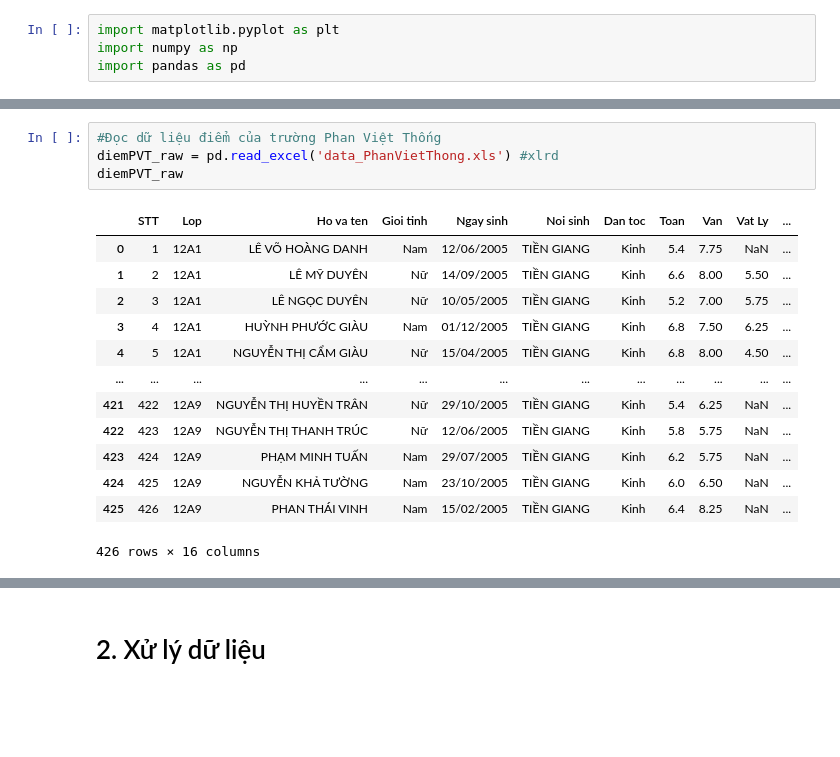
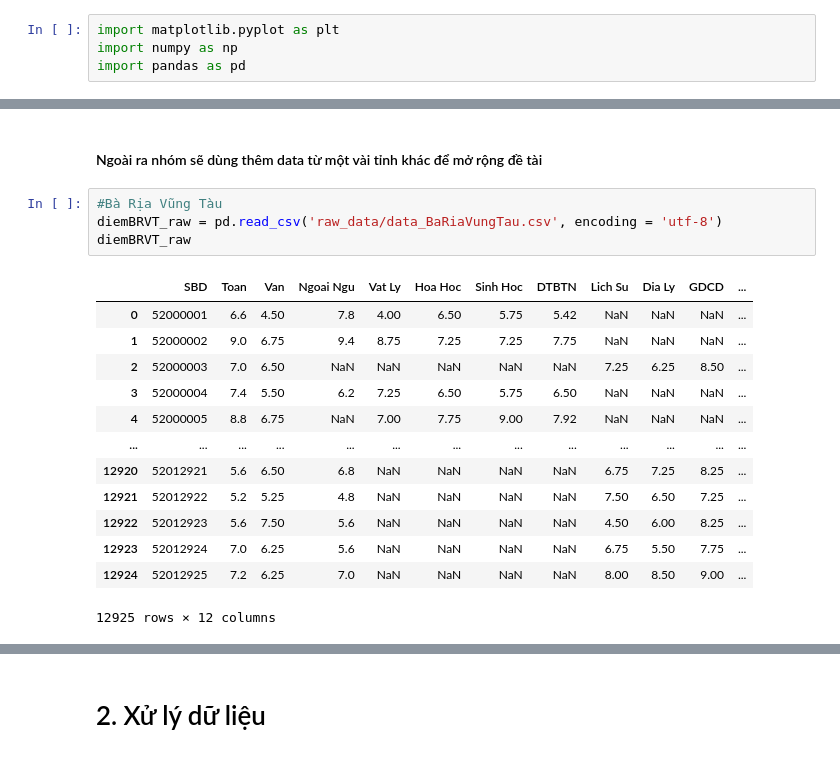
Before and after one commit to nauht1/ScoreAnalysisProject, a Jupyter notebook: Insight.ipynb, the cells around one changed output, grey strips where cells are left out. Cells and saved outputs as stored; diff of their text form; blank space fills up the shorter version.

```diff
--- a/Insight.ipynb
+++ b/Insight.ipynb
@@ -22,21 +24,23 @@ diemTG_raw
 | 15452 | 53015453 | 6.8 | 7.50 | 4.8 | 4.75 | 7.25 | 8.00 | 6.67 | NaN | NaN | NaN | ... |
 | 15453 | 53015454 | 3.8 | 4.00 | NaN | NaN | NaN | NaN | NaN | 3.25 | 5.5 | NaN | ... |
 15454 rows × 12 columns
-# %%
-#Đọc dữ liệu điểm của trường Phan Việt Thống
-diemPVT_raw = pd.read_excel('data_PhanVietThong.xls') #xlrd
-diemPVT_raw
-# %% [output]
-|  | STT | Lop | Ho va ten | Gioi tinh | Ngay sinh | Noi sinh | Dan toc | Toan | Van | Vat Ly | ... |
-| 0 | 1 | 12A1 | LÊ VÕ HOÀNG DANH | Nam | 12/06/2005 | TIỀN GIANG | Kinh | 5.4 | 7.75 | NaN | ... |
-| 1 | 2 | 12A1 | LÊ MỸ DUYÊN | Nữ | 14/09/2005 | TIỀN GIANG | Kinh | 6.6 | 8.00 | 5.50 | ... |
-| 2 | 3 | 12A1 | LÊ NGỌC DUYÊN | Nữ | 10/05/2005 | TIỀN GIANG | Kinh | 5.2 | 7.00 | 5.75 | ... |
-| 3 | 4 | 12A1 | HUỲNH PHƯỚC GIÀU | Nam | 01/12/2005 | TIỀN GIANG | Kinh | 6.8 | 7.50 | 6.25 | ... |
-| 4 | 5 | 12A1 | NGUYỄN THỊ CẨM GIÀU | Nữ | 15/04/2005 | TIỀN GIANG | Kinh | 6.8 | 8.00 | 4.50 | ... |
-| ... | ... | ... | ... | ... | ... | ... | ... | ... | ... | ... | ... |
-| 421 | 422 | 12A9 | NGUYỄN THỊ HUYỀN TRÂN | Nữ | 29/10/2005 | TIỀN GIANG | Kinh | 5.4 | 6.25 | NaN | ... |
-| 422 | 423 | 12A9 | NGUYỄN THỊ THANH TRÚC | Nữ | 12/06/2005 | TIỀN GIANG | Kinh | 5.8 | 5.75 | NaN | ... |
-| 423 | 424 | 12A9 | PHẠM MINH TUẤN | Nam | 29/07/2005 | TIỀN GIANG | Kinh | 6.2 | 5.75 | NaN | ... |
-| 424 | 425 | 12A9 | NGUYỄN KHẢ TƯỜNG | Nam | 23/10/2005 | TIỀN GIANG | Kinh | 6.0 | 6.50 | NaN | ... |
-| 425 | 426 | 12A9 | PHAN THÁI VINH | Nam | 15/02/2005 | TIỀN GIANG | Kinh | 6.4 | 8.25 | NaN | ... |
-426 rows × 16 columns
+# %% [markdown]
+#### Ngoài ra nhóm sẽ dùng thêm data từ một vài tỉnh khác để mở rộng đề tài
+# %%
+#Bà Rịa Vũng Tàu
+diemBRVT_raw = pd.read_csv('raw_data/data_BaRiaVungTau.csv', encoding = 'utf-8')
+diemBRVT_raw
+# %% [output]
+|  | SBD | Toan | Van | Ngoai Ngu | Vat Ly | Hoa Hoc | Sinh Hoc | DTBTN | Lich Su | Dia Ly | GDCD | ... |
+| 0 | 52000001 | 6.6 | 4.50 | 7.8 | 4.00 | 6.50 | 5.75 | 5.42 | NaN | NaN | NaN | ... |
+| 1 | 52000002 | 9.0 | 6.75 | 9.4 | 8.75 | 7.25 | 7.25 | 7.75 | NaN | NaN | NaN | ... |
+| 2 | 52000003 | 7.0 | 6.50 | NaN | NaN | NaN | NaN | NaN | 7.25 | 6.25 | 8.50 | ... |
+| 3 | 52000004 | 7.4 | 5.50 | 6.2 | 7.25 | 6.50 | 5.75 | 6.50 | NaN | NaN | NaN | ... |
+| 4 | 52000005 | 8.8 | 6.75 | NaN | 7.00 | 7.75 | 9.00 | 7.92 | NaN | NaN | NaN | ... |
+| ... | ... | ... | ... | ... | ... | ... | ... | ... | ... | ... | ... | ... |
+| 12920 | 52012921 | 5.6 | 6.50 | 6.8 | NaN | NaN | NaN | NaN | 6.75 | 7.25 | 8.25 | ... |
+| 12921 | 52012922 | 5.2 | 5.25 | 4.8 | NaN | NaN | NaN | NaN | 7.50 | 6.50 | 7.25 | ... |
+| 12922 | 52012923 | 5.6 | 7.50 | 5.6 | NaN | NaN | NaN | NaN | 4.50 | 6.00 | 8.25 | ... |
+| 12923 | 52012924 | 7.0 | 6.25 | 5.6 | NaN | NaN | NaN | NaN | 6.75 | 5.50 | 7.75 | ... |
+| 12924 | 52012925 | 7.2 | 6.25 | 7.0 | NaN | NaN | NaN | NaN | 8.00 | 8.50 | 9.00 | ... |
+12925 rows × 12 columns
```
Also changed, not shown: parts of 37 cells of this notebook, 14 other files.
